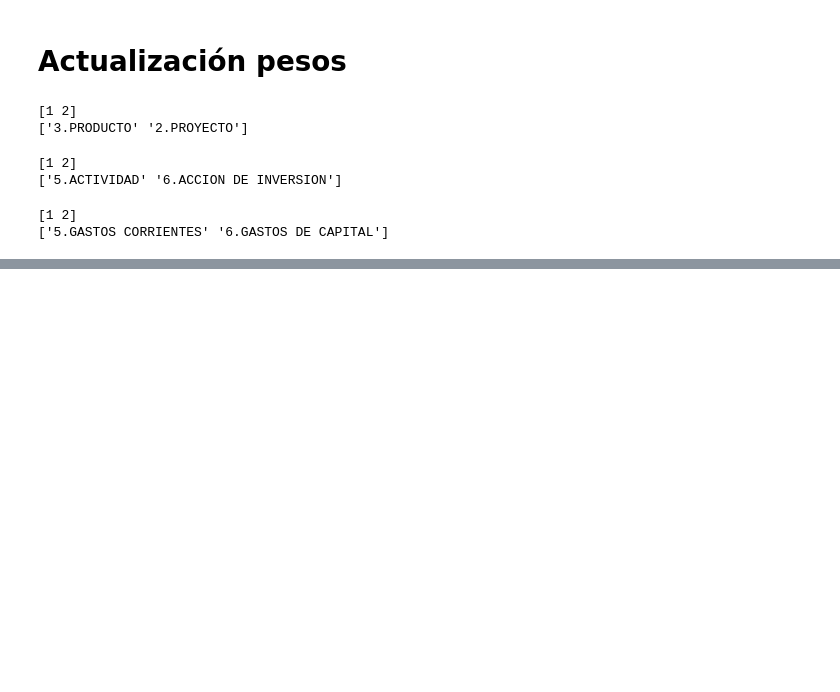
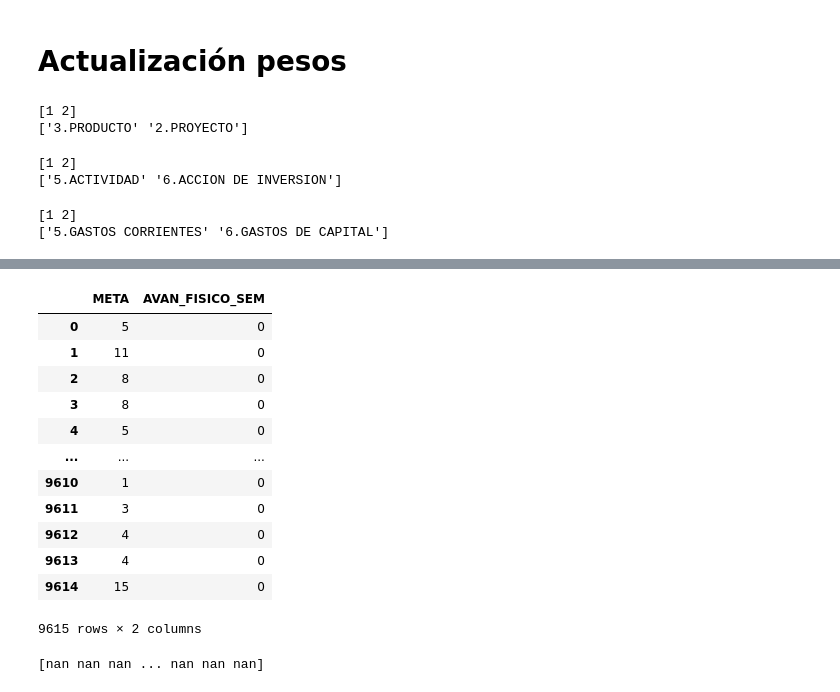
Before and after one commit to JLeandroJM/Project1_MachineL, a Jupyter notebook: model.ipynb, the cells around one changed output, grey strips where cells are left out. Saved outputs shown, nothing was run; the diff lists cells and outputs as text; code cells hidden in the pictures; blank space fills up the shorter version.

```diff
--- a/model.ipynb
+++ b/model.ipynb
@@ -133,0 +160,2 @@ KeyboardInterrupt:
+# %%
+d_test =  pd.read_csv("test_final.csv")
@@ -133,0 +192,36 @@ KeyboardInterrupt:
+# %%
+# columnas_seleccionadas = ['TIPO_PROD_PROY_NUM', 'TIPO_ACT_OBRA_ACCINV_NUM', 'META','CANT_META_ANUAL','CANT_META_SEM','AVAN_FISICO_ANUAL',
+#                           'AVAN_FISICO_SEM','SEC_FUNC','CATEGORIA_GASTO_NUM']
+columnas_seleccionadas = [  'META',
+                          'AVAN_FISICO_SEM']
+
+
+# Crear un nuevo DataFrame con las columnas seleccionadas
+d_test_f = d_test[columnas_seleccionadas].copy()
+d_test_f
+# %% [output]
+|  | META | AVAN_FISICO_SEM |
+| 0 | 5 | 0 |
+| 1 | 11 | 0 |
+| 2 | 8 | 0 |
+| 3 | 8 | 0 |
+| 4 | 5 | 0 |
+| ... | ... | ... |
+| 9610 | 1 | 0 |
+| 9611 | 3 | 0 |
+| 9612 | 4 | 0 |
+| 9613 | 4 | 0 |
+| 9614 | 15 | 0 |
+9615 rows × 2 columns
+# %%
+
+d_test_n = min_max_normalize_df(d_test_f)
+
+
+
+mse = h(d_test_n,W)
+mse = np.array(mse)
+
+print(mse)
+# %% [output]
+[nan nan nan ... nan nan nan]
```
Also changed, not shown: parts of 9 cells of this notebook, 2 other files.
